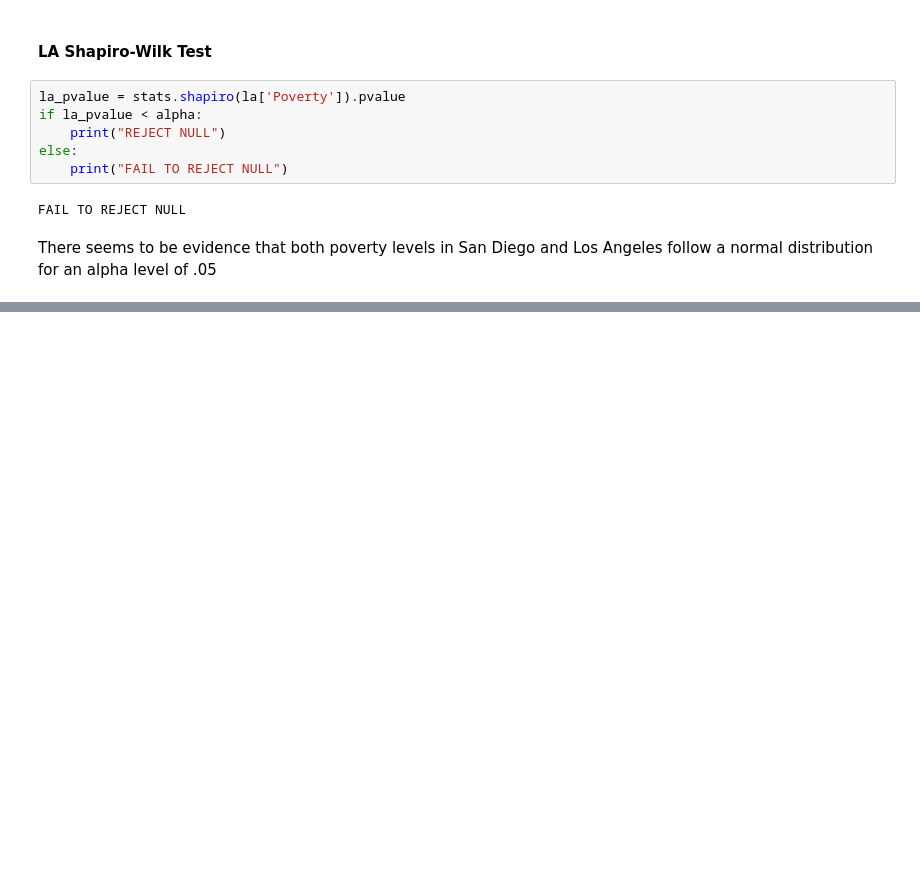
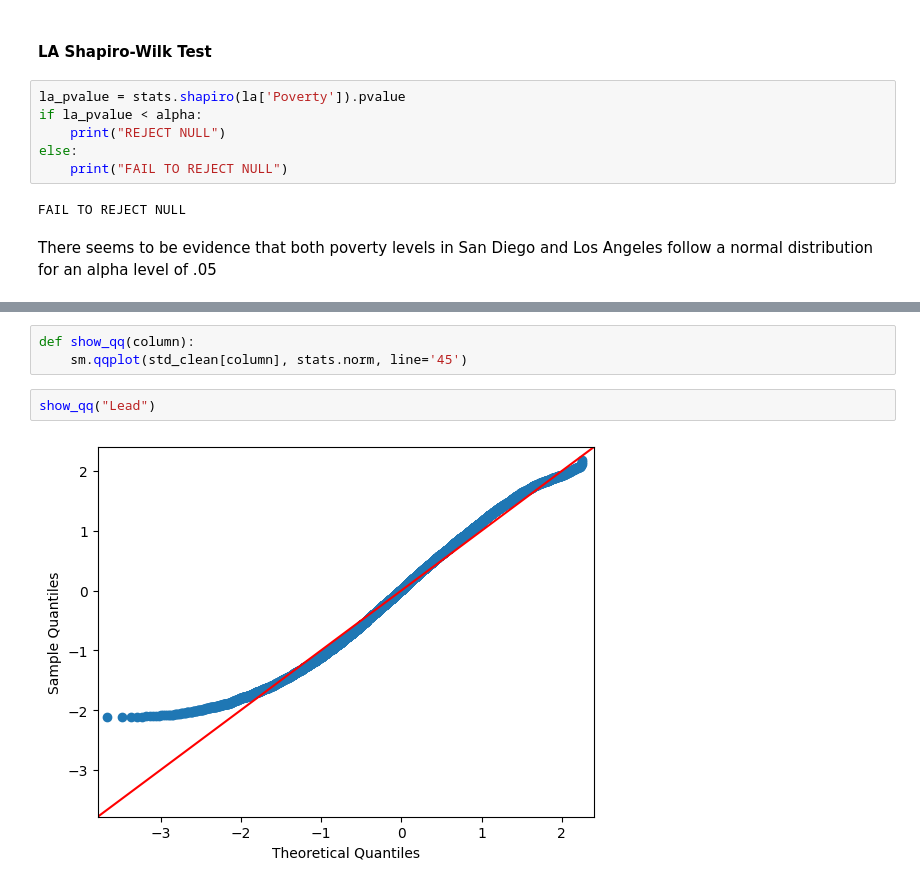
Before and after one commit to valenciaaalberto/Math189Project, a Jupyter notebook: Data/project.ipynb, the cells around one changed output, grey strips where cells are left out. Drawn from its saved outputs; the diff is of its cells as text; blank space fills up the shorter version.

```diff
--- a/Data/project.ipynb
+++ b/Data/project.ipynb
@@ -295,0 +290,7 @@ sm.qqplot(la['Poverty'], stats.norm,ax=ax[1])
+# %%
+def show_qq(column):
+    sm.qqplot(std_clean[column], stats.norm, line='45')
+# %%
+show_qq("Lead")
+# %% [output]
+[figure, added]
```
Also changed, not shown: parts of 21 cells of this notebook.
